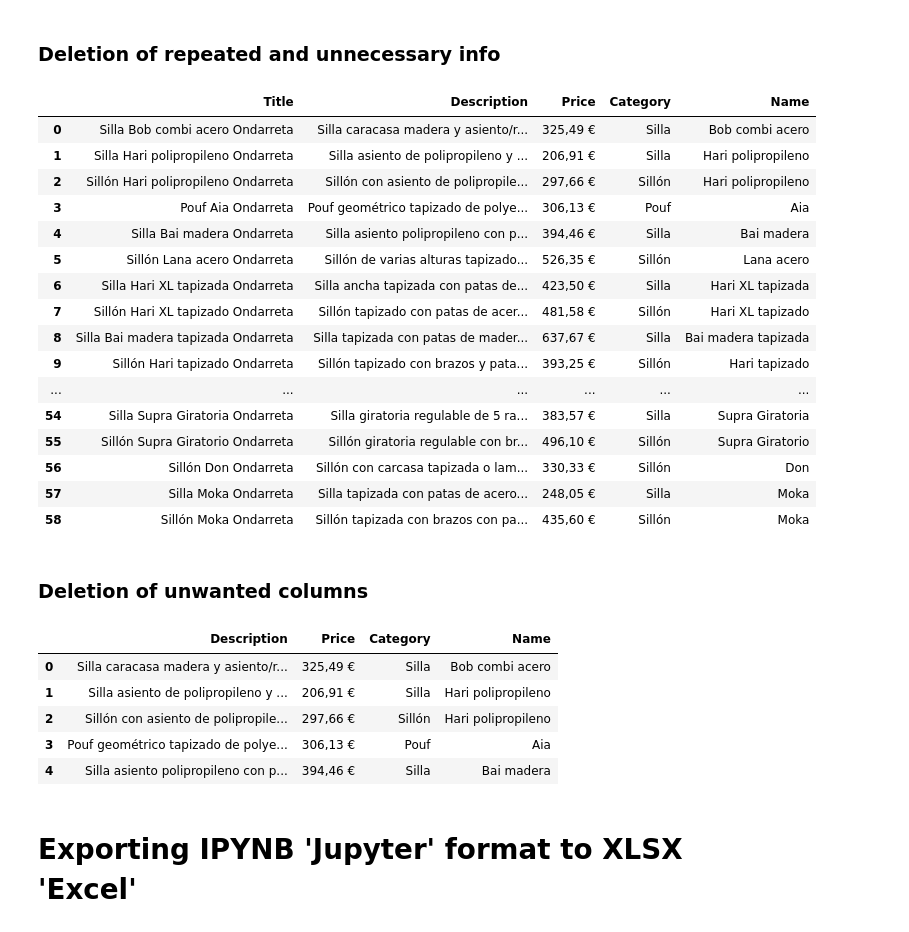
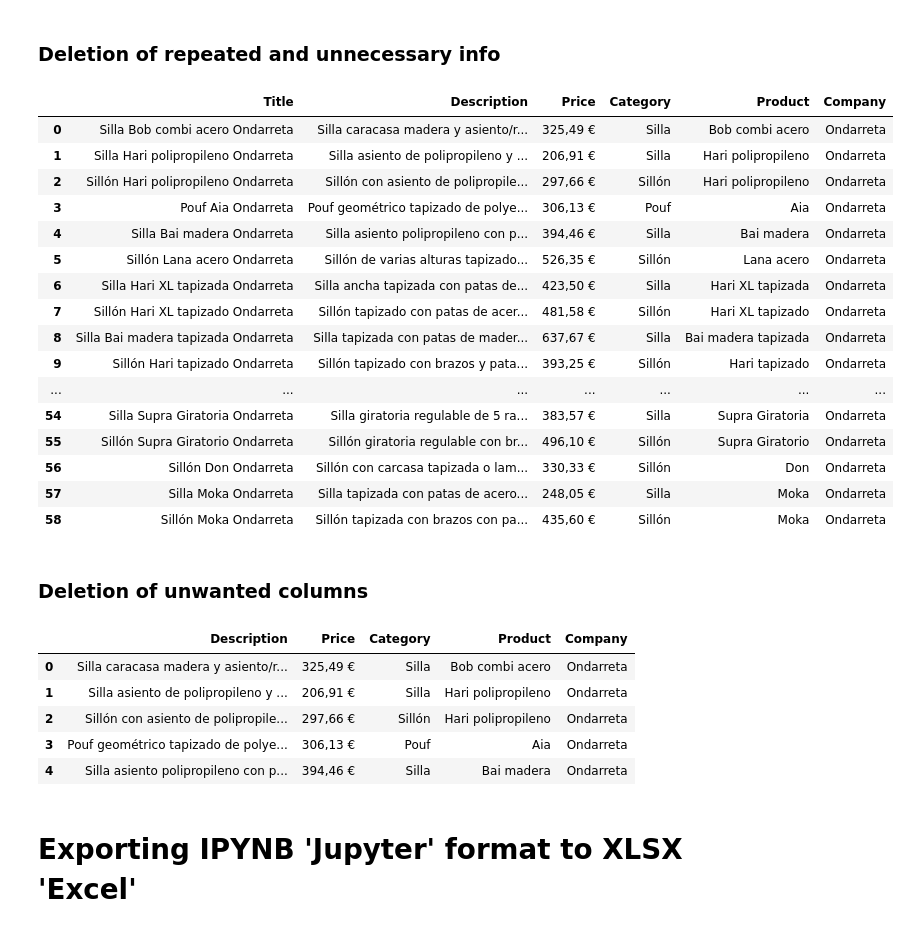
Before and after one commit to Karim-Medlej/Business-Analysis-Project, a Jupyter notebook: Ondarreta/Prices Webscraping Lluesma - Ondarreta - Sillas, Sillones y Butacas.ipynb, the cells around one changed output. Drawn from its saved outputs; the diff is of its cells as text; code cells hidden in the pictures.

```diff
--- a/Ondarreta/Prices Webscraping Lluesma - Ondarreta - Sillas, Sillones y Butacas.ipynb
+++ b/Ondarreta/Prices Webscraping Lluesma - Ondarreta - Sillas, Sillones y Butacas.ipynb
@@ -177,6 +177,6 @@ Description    object
 Price          object
 dtype: object
 # %%
-df_combined_ondarreta_sillas_sillones_butacas[['Category','Name']] = df_combined_ondarreta_sillas_sillones_butacas['Title'].str.split(' ', n=1, expand=True)
+df_combined_ondarreta_sillas_sillones_butacas[['Category','Product']] = df_combined_ondarreta_sillas_sillones_butacas['Title'].str.split(' ', n=1, expand=True)
 df_combined_ondarreta_sillas_sillones_butacas
 # %% [output]
@@ -197,3 +197,6 @@ df_combined_ondarreta_sillas_sillones_butacas
 | 56 | Sillón Don Ondarreta | Sillón con carcasa tapizada o lam... | 330,33 € | Sillón | Don Ondarreta |
 | 57 | Silla Moka Ondarreta | Silla tapizada con patas de acero... | 248,05 € | Silla | Moka Ondarreta |
 | 58 | Sillón Moka Ondarreta | Sillón tapizada con brazos con pa... | 435,60 € | Sillón | Moka Ondarreta |
+# %%
+df_combined_ondarreta_sillas_sillones_butacas['Company'] = 'Ondarreta'
+df_combined_ondarreta_sillas_sillones_butacas
@@ -200,26 +221,26 @@ df_combined_ondarreta_sillas_sillones_butacas
 # %% [markdown]
 ### Deletion of repeated and unnecessary info
 # %%
-df_combined_ondarreta_sillas_sillones_butacas['Name'] = df_combined_ondarreta_sillas_sillones_butacas['Name'].str.replace('Ondarreta','')
+df_combined_ondarreta_sillas_sillones_butacas['Product'] = df_combined_ondarreta_sillas_sillones_butacas['Product'].str.replace('Ondarreta','')
 df_combined_ondarreta_sillas_sillones_butacas
 # %% [output]
-|  | Title | Description | Price | Category | Name |
-| 0 | Silla Bob combi acero Ondarreta | Silla caracasa madera y asiento/r... | 325,49 € | Silla | Bob combi acero |
-| 1 | Silla Hari polipropileno Ondarreta | Silla asiento de polipropileno y ... | 206,91 € | Silla | Hari polipropileno |
-| 2 | Sillón Hari polipropileno Ondarreta | Sillón con asiento de polipropile... | 297,66 € | Sillón | Hari polipropileno |
-| 3 | Pouf Aia Ondarreta | Pouf geométrico tapizado de polye... | 306,13 € | Pouf | Aia |
-| 4 | Silla Bai madera Ondarreta | Silla asiento polipropileno con p... | 394,46 € | Silla | Bai madera |
-| 5 | Sillón Lana acero Ondarreta | Sillón de varias alturas tapizado... | 526,35 € | Sillón | Lana acero |
-| 6 | Silla Hari XL tapizada Ondarreta | Silla ancha tapizada con patas de... | 423,50 € | Silla | Hari XL tapizada |
-| 7 | Sillón Hari XL tapizado Ondarreta | Sillón tapizado con patas de acer... | 481,58 € | Sillón | Hari XL tapizado |
-| 8 | Silla Bai madera tapizada Ondarreta | Silla tapizada con patas de mader... | 637,67 € | Silla | Bai madera tapizada |
-| 9 | Sillón Hari tapizado Ondarreta | Sillón tapizado con brazos y pata... | 393,25 € | Sillón | Hari tapizado |
-| ... | ... | ... | ... | ... | ... |
-| 54 | Silla Supra Giratoria Ondarreta | Silla giratoria regulable de 5 ra... | 383,57 € | Silla | Supra Giratoria |
-| 55 | Sillón Supra Giratorio Ondarreta | Sillón giratoria regulable con br... | 496,10 € | Sillón | Supra Giratorio |
-| 56 | Sillón Don Ondarreta | Sillón con carcasa tapizada o lam... | 330,33 € | Sillón | Don |
-| 57 | Silla Moka Ondarreta | Silla tapizada con patas de acero... | 248,05 € | Silla | Moka |
-| 58 | Sillón Moka Ondarreta | Sillón tapizada con brazos con pa... | 435,60 € | Sillón | Moka |
+|  | Title | Description | Price | Category | Product | Company |
+| 0 | Silla Bob combi acero Ondarreta | Silla caracasa madera y asiento/r... | 325,49 € | Silla | Bob combi acero | Ondarreta |
+| 1 | Silla Hari polipropileno Ondarreta | Silla asiento de polipropileno y ... | 206,91 € | Silla | Hari polipropileno | Ondarreta |
+| 2 | Sillón Hari polipropileno Ondarreta | Sillón con asiento de polipropile... | 297,66 € | Sillón | Hari polipropileno | Ondarreta |
+| 3 | Pouf Aia Ondarreta | Pouf geométrico tapizado de polye... | 306,13 € | Pouf | Aia | Ondarreta |
+| 4 | Silla Bai madera Ondarreta | Silla asiento polipropileno con p... | 394,46 € | Silla | Bai madera | Ondarreta |
+| 5 | Sillón Lana acero Ondarreta | Sillón de varias alturas tapizado... | 526,35 € | Sillón | Lana acero | Ondarreta |
+| 6 | Silla Hari XL tapizada Ondarreta | Silla ancha tapizada con patas de... | 423,50 € | Silla | Hari XL tapizada | Ondarreta |
+| 7 | Sillón Hari XL tapizado Ondarreta | Sillón tapizado con patas de acer... | 481,58 € | Sillón | Hari XL tapizado | Ondarreta |
+| 8 | Silla Bai madera tapizada Ondarreta | Silla tapizada con patas de mader... | 637,67 € | Silla | Bai madera tapizada | Ondarreta |
+| 9 | Sillón Hari tapizado Ondarreta | Sillón tapizado con brazos y pata... | 393,25 € | Sillón | Hari tapizado | Ondarreta |
+| ... | ... | ... | ... | ... | ... | ... |
+| 54 | Silla Supra Giratoria Ondarreta | Silla giratoria regulable de 5 ra... | 383,57 € | Silla | Supra Giratoria | Ondarreta |
+| 55 | Sillón Supra Giratorio Ondarreta | Sillón giratoria regulable con br... | 496,10 € | Sillón | Supra Giratorio | Ondarreta |
+| 56 | Sillón Don Ondarreta | Sillón con carcasa tapizada o lam... | 330,33 € | Sillón | Don | Ondarreta |
+| 57 | Silla Moka Ondarreta | Silla tapizada con patas de acero... | 248,05 € | Silla | Moka | Ondarreta |
+| 58 | Sillón Moka Ondarreta | Sillón tapizada con brazos con pa... | 435,60 € | Sillón | Moka | Ondarreta |
 # %% [markdown]
 ### Deletion of unwanted columns
 # %%
@@ -227,12 +248,12 @@ df_combined_ondarreta_sillas_sillones_butacas.drop(['Title'], axis=1, inplace=Tr
 # %%
 df_combined_ondarreta_sillas_sillones_butacas.head()
 # %% [output]
-|  | Description | Price | Category | Name |
-| 0 | Silla caracasa madera y asiento/r... | 325,49 € | Silla | Bob combi acero |
-| 1 | Silla asiento de polipropileno y ... | 206,91 € | Silla | Hari polipropileno |
-| 2 | Sillón con asiento de polipropile... | 297,66 € | Sillón | Hari polipropileno |
-| 3 | Pouf geométrico tapizado de polye... | 306,13 € | Pouf | Aia |
-| 4 | Silla asiento polipropileno con p... | 394,46 € | Silla | Bai madera |
+|  | Description | Price | Category | Product | Company |
+| 0 | Silla caracasa madera y asiento/r... | 325,49 € | Silla | Bob combi acero | Ondarreta |
+| 1 | Silla asiento de polipropileno y ... | 206,91 € | Silla | Hari polipropileno | Ondarreta |
+| 2 | Sillón con asiento de polipropile... | 297,66 € | Sillón | Hari polipropileno | Ondarreta |
+| 3 | Pouf geométrico tapizado de polye... | 306,13 € | Pouf | Aia | Ondarreta |
+| 4 | Silla asiento polipropileno con p... | 394,46 € | Silla | Bai madera | Ondarreta |
 # %% [markdown]
 # Exporting IPYNB 'Jupyter' format to XLSX 'Excel'
 # %%
```
Also changed, not shown: parts of 2 cells of this notebook, 19 other files.
